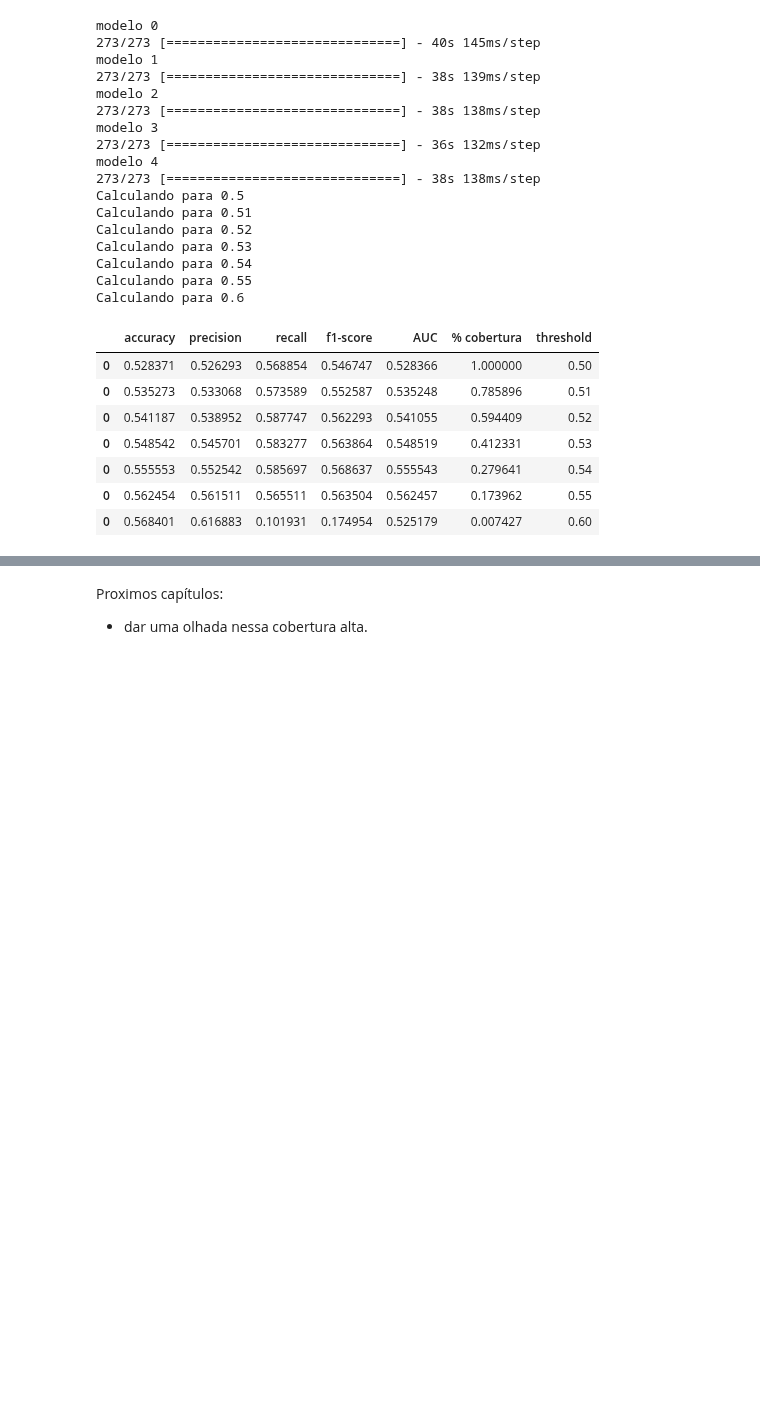
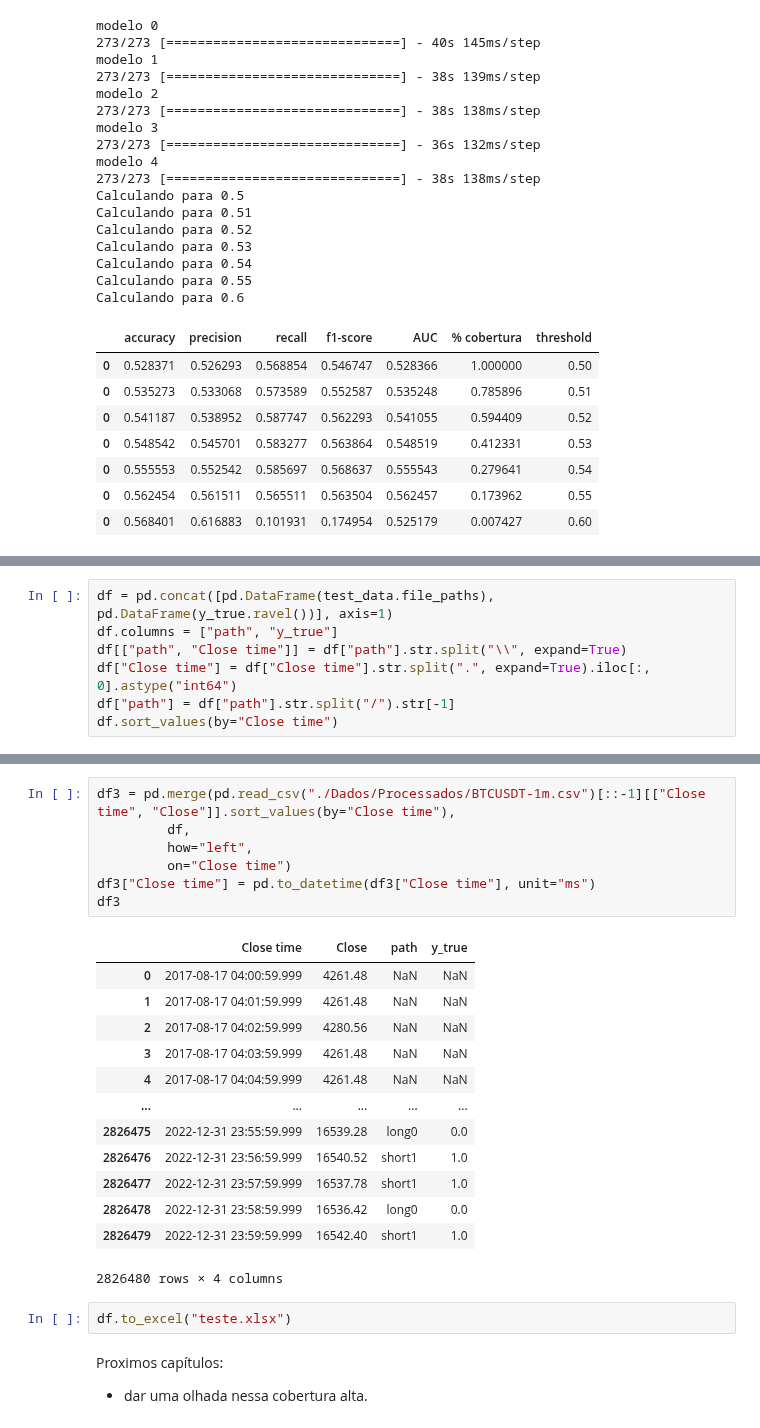
Before and after one commit to lambdavar/Artigo, a Jupyter notebook: Final.ipynb, the cells around one changed output, grey strips where cells are left out. Cells and saved outputs as stored; diff of their text form; blank space fills up the shorter version.

```diff
--- a/Final.ipynb
+++ b/Final.ipynb
@@ -556,0 +596,7 @@ Calculando para 0.6
+# %%
+df = pd.concat([pd.DataFrame(test_data.file_paths), pd.DataFrame(y_true.ravel())], axis=1)
+df.columns = ["path", "y_true"]
+df[["path", "Close time"]] = df["path"].str.split("\\", expand=True)
+df["Close time"] = df["Close time"].str.split(".", expand=True).iloc[:, 0].astype("int64")
+df["path"] = df["path"].str.split("/").str[-1]
+df.sort_values(by="Close time")
@@ -557,3 +617,26 @@ Calculando para 0.6
+# %%
+df3 = pd.merge(pd.read_csv("./Dados/Processados/BTCUSDT-1m.csv")[::-1][["Close time", "Close"]].sort_values(by="Close time"),
+         df,
+         how="left",
+         on="Close time")
+df3["Close time"] = pd.to_datetime(df3["Close time"], unit="ms")
+df3
+# %% [output]
+|  | Close time | Close | path | y_true |
+| 0 | 2017-08-17 04:00:59.999 | 4261.48 | NaN | NaN |
+| 1 | 2017-08-17 04:01:59.999 | 4261.48 | NaN | NaN |
+| 2 | 2017-08-17 04:02:59.999 | 4280.56 | NaN | NaN |
+| 3 | 2017-08-17 04:03:59.999 | 4261.48 | NaN | NaN |
+| 4 | 2017-08-17 04:04:59.999 | 4261.48 | NaN | NaN |
+| ... | ... | ... | ... | ... |
+| 2826475 | 2022-12-31 23:55:59.999 | 16539.28 | long0 | 0.0 |
+| 2826476 | 2022-12-31 23:56:59.999 | 16540.52 | short1 | 1.0 |
+| 2826477 | 2022-12-31 23:57:59.999 | 16537.78 | short1 | 1.0 |
+| 2826478 | 2022-12-31 23:58:59.999 | 16536.42 | long0 | 0.0 |
+| 2826479 | 2022-12-31 23:59:59.999 | 16542.40 | short1 | 1.0 |
+2826480 rows × 4 columns
+# %%
+df.to_excel("teste.xlsx")
 # %% [markdown]
 Proximos capítulos:
 - dar uma olhada nessa cobertura alta.
```
Also changed, not shown: parts of 9 cells of this notebook, 1 other file.
